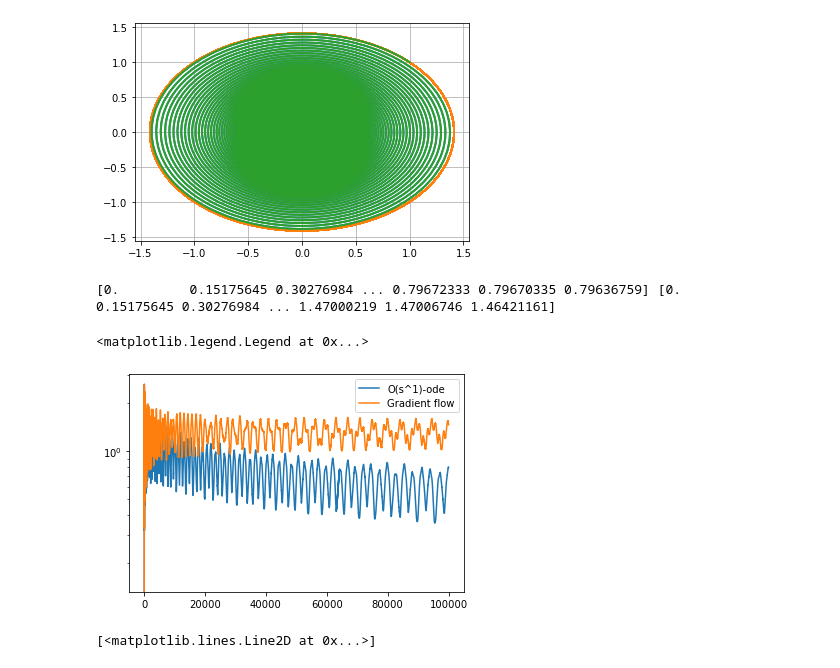
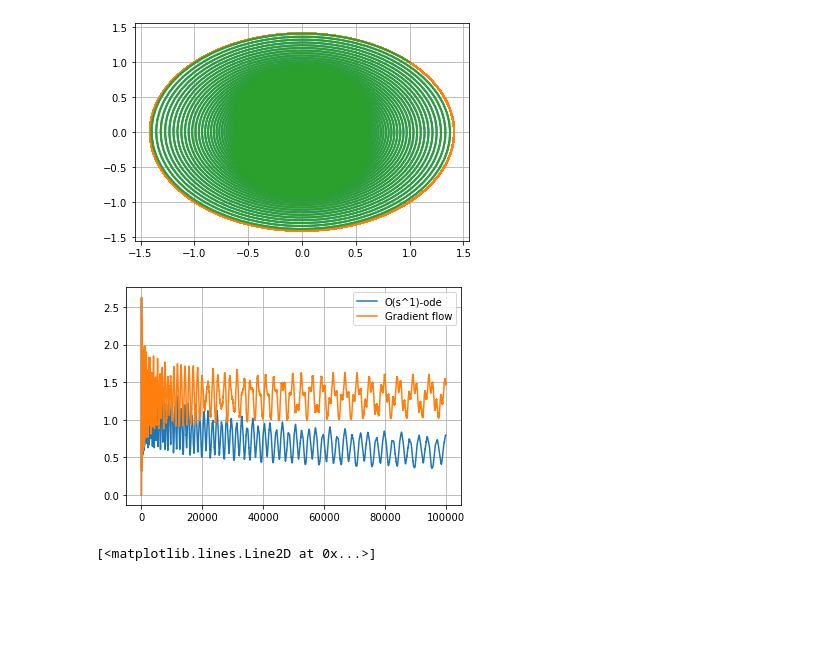
Before and after one commit to jkasalt/ganz_OptML, a Jupyter notebook: odes.ipynb, the cells around one changed output. Cells and saved outputs as stored; diff of their text form; code cells hidden in the pictures; blank space fills up the shorter version.

```diff
--- a/odes.ipynb
+++ b/odes.ipynb
@@ -91,21 +91,20 @@ plt.show()
 # %%
 # Get index to sample ODE at uniform intervals
 idx = np.linspace(0, len(z_egode1) - 1, num=len(z_egdta)).astype(int)
 
 diff1 = np.sqrt(((z_egdta - z_egode1[idx]) ** 2).sum(axis=1))
 diff0 = np.sqrt(((z_egdta - z_egode0[idx]) ** 2).sum(axis=1))
 
 fig, ax = plt.subplots()
-print(diff1, diff0)
 ax.plot(np.arange(len(diff1)), diff1, label="O(s^1)-ode")
 ax.plot(np.arange(len(diff0)), diff0, label="Gradient flow")
-# print(diff0)
-ax.set_yscale("log")
+# ax.set_yscale("log")
 ax.legend()
+plt.grid(visible=True)
+
+fig.savefig("xyloss_osr.png", dpi=80, bbox_inches="tight")
 # %% [output]
-[0.         0.15175645 0.30276984 ... 0.79672333 0.79670335 0.79636759] [0.         0.15175645 0.30276984 ... 1.47000219 1.47006746 1.46421161]
-<matplotlib.legend.Legend at 0x...>
-[figure, old version]
+[figure, new version]
 # %%
 def G(z):
     return np.array([z[1] ** 3, -z[0] ** 3])
```
Also changed, not shown: parts of 5 cells of this notebook.
